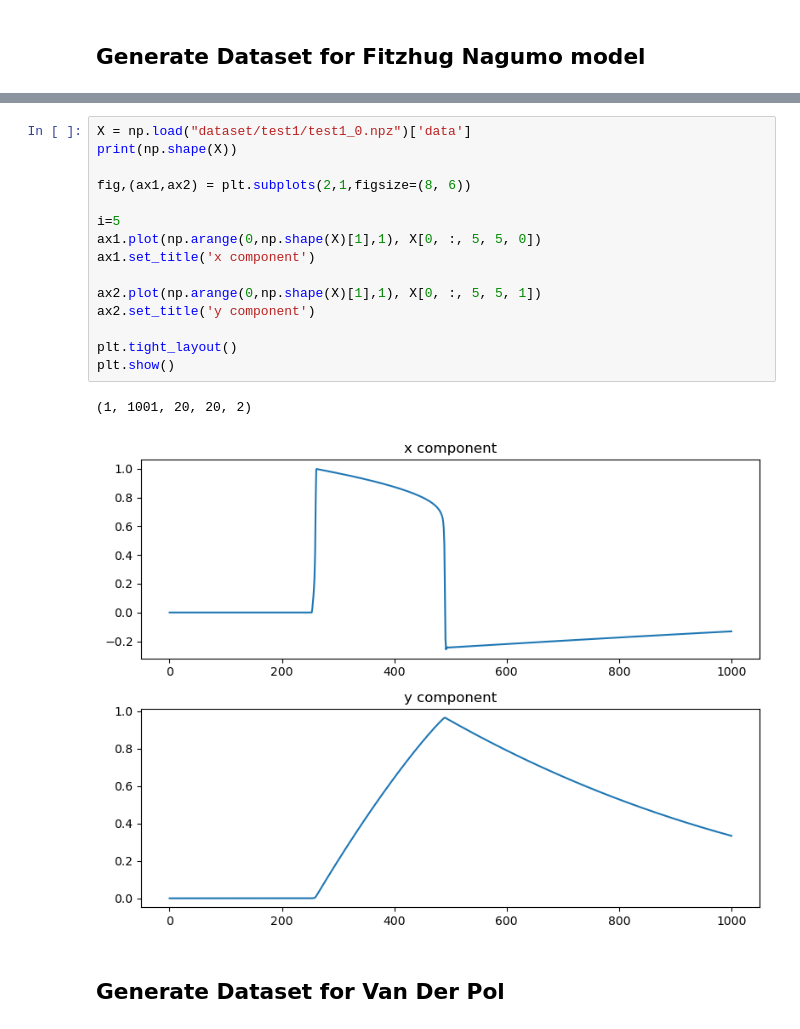
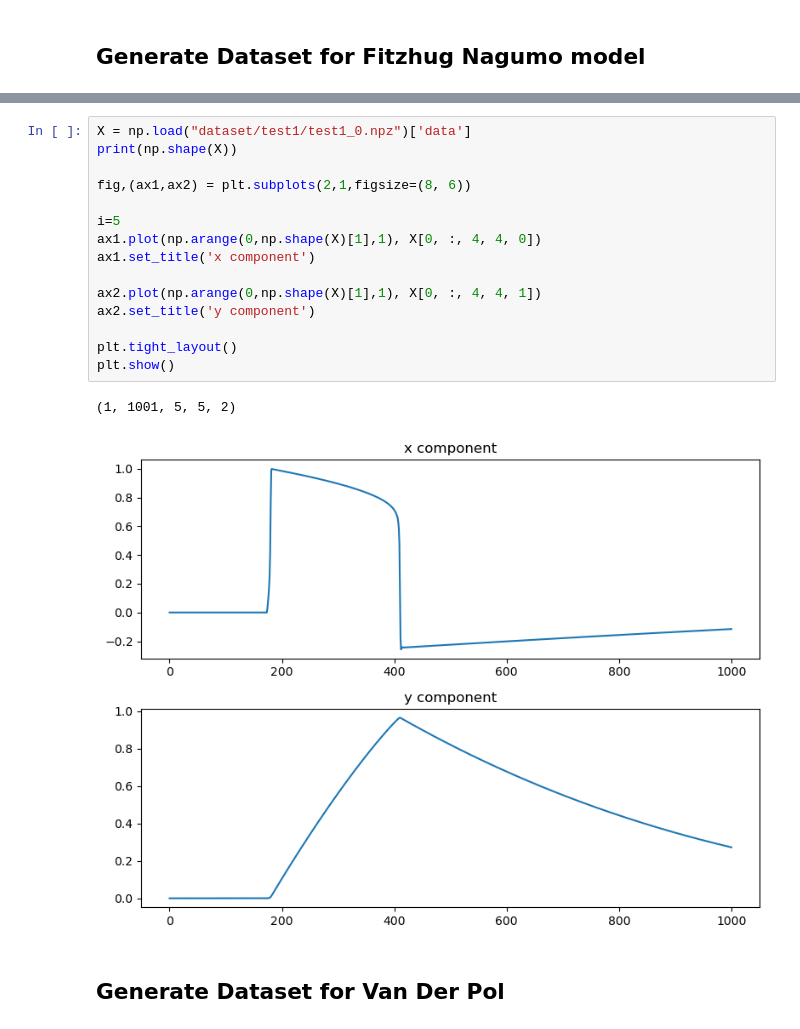
Before and after one commit to ibismanu/PACSproject_LED, a Jupyter notebook: main.ipynb, the cells around one changed output, grey strips where cells are left out. Cells and saved outputs as stored; diff of their text form.

```diff
--- a/main.ipynb
+++ b/main.ipynb
@@ -42,21 +42,21 @@ Program finished in 48.36465000000317 seconds
 # %%
 X = np.load("dataset/test1/test1_0.npz")['data']
 print(np.shape(X))
 
 fig,(ax1,ax2) = plt.subplots(2,1,figsize=(8, 6))
 
 i=5
-ax1.plot(np.arange(0,np.shape(X)[1],1), X[0, :, 5, 5, 0])
+ax1.plot(np.arange(0,np.shape(X)[1],1), X[0, :, 4, 4, 0])
 ax1.set_title('x component')
 
-ax2.plot(np.arange(0,np.shape(X)[1],1), X[0, :, 5, 5, 1])
+ax2.plot(np.arange(0,np.shape(X)[1],1), X[0, :, 4, 4, 1])
 ax2.set_title('y component')
 
 plt.tight_layout()
 plt.show()
 # %% [output]
-(1, 1001, 20, 20, 2)
+(1, 1001, 5, 5, 2)
-[figure, old version]
+[figure, new version]
 # %% [markdown]
 ## Generate Dataset for Van Der Pol
 # %%
```
Also changed, not shown: parts of 14 cells of this notebook, 3 other files.
